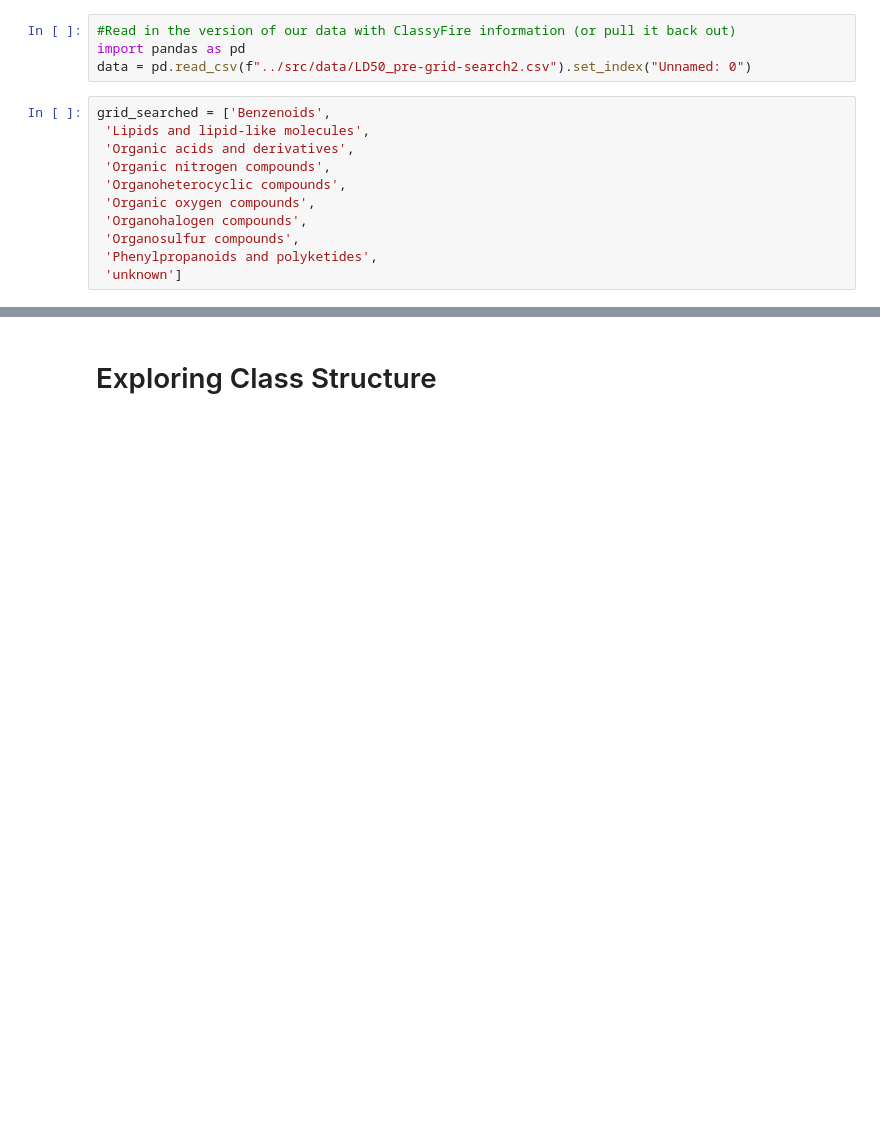
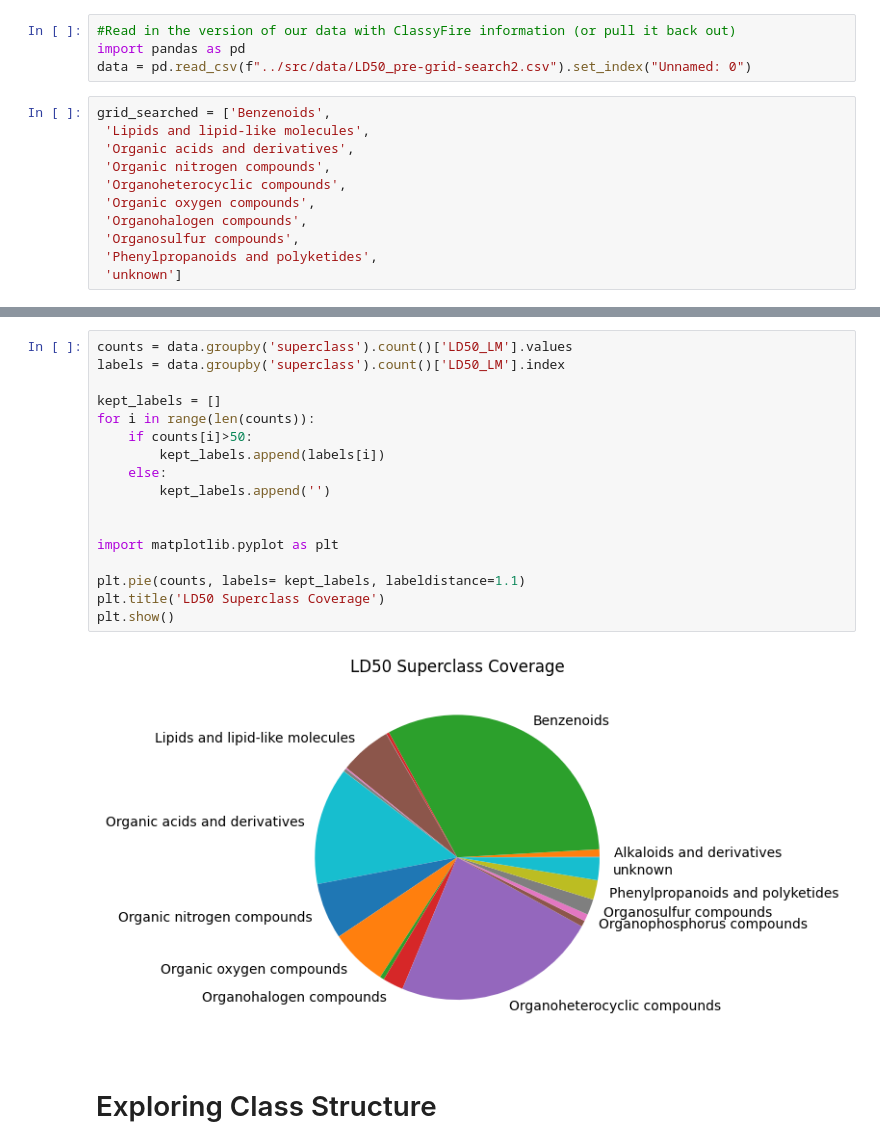
Before and after one commit to patlewig/genra-hybrid, a Jupyter notebook: notebooks/05-ajl-LD50_clusters.ipynb, the cells around one changed output, grey strips where cells are left out. Cells and saved outputs as stored; diff of their text form; blank space fills up the shorter version.

```diff
--- a/notebooks/05-ajl-LD50_clusters.ipynb
+++ b/notebooks/05-ajl-LD50_clusters.ipynb
@@ -16,3 +36,22 @@ grid_searched = ['Benzenoids',
+# %%
+counts = data.groupby('superclass').count()['LD50_LM'].values
+labels = data.groupby('superclass').count()['LD50_LM'].index
+
+kept_labels = []
+for i in range(len(counts)):
+    if counts[i]>50:
+        kept_labels.append(labels[i])
+    else:
+        kept_labels.append('')
+
+
+import matplotlib.pyplot as plt
+
+plt.pie(counts, labels= kept_labels, labeldistance=1.1)
+plt.title('LD50 Superclass Coverage')
+plt.show()
+# %% [output]
+[figure, added]
 # %% [markdown]
 # Exploring Class Structure
 # %%
```
Also changed, not shown: parts of 3 cells of this notebook, 5 other files.
